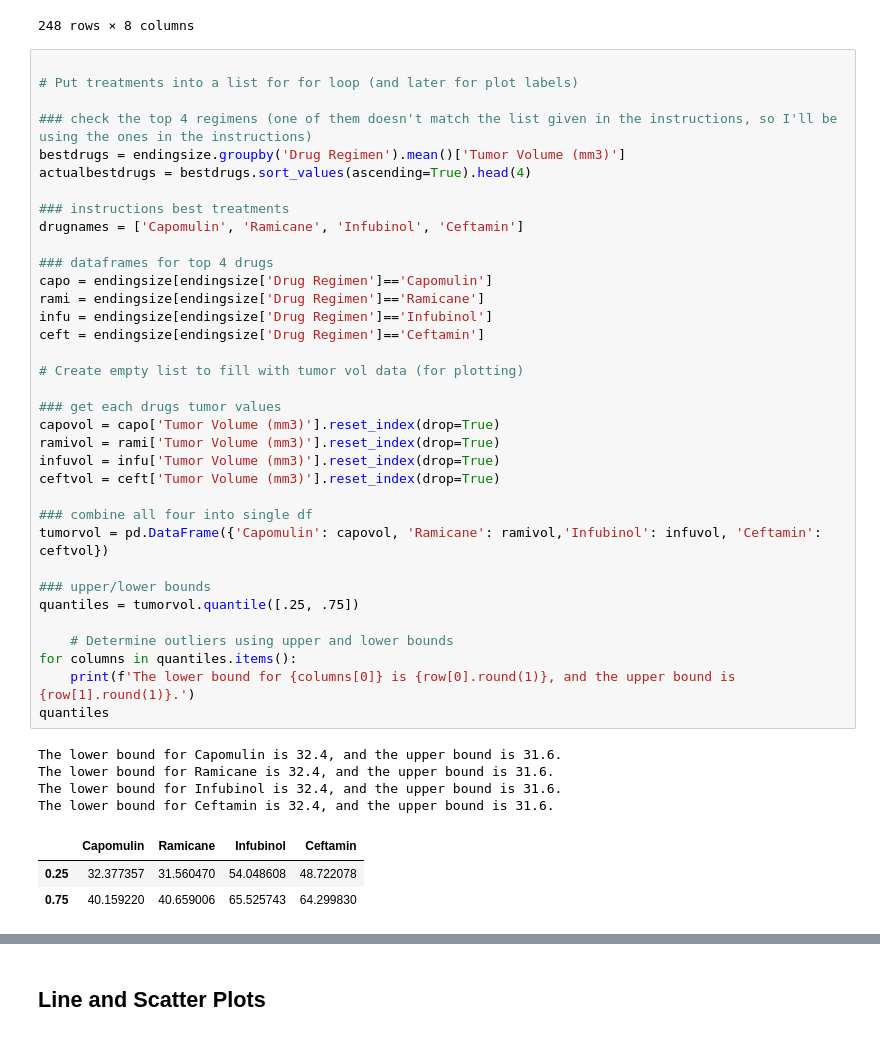
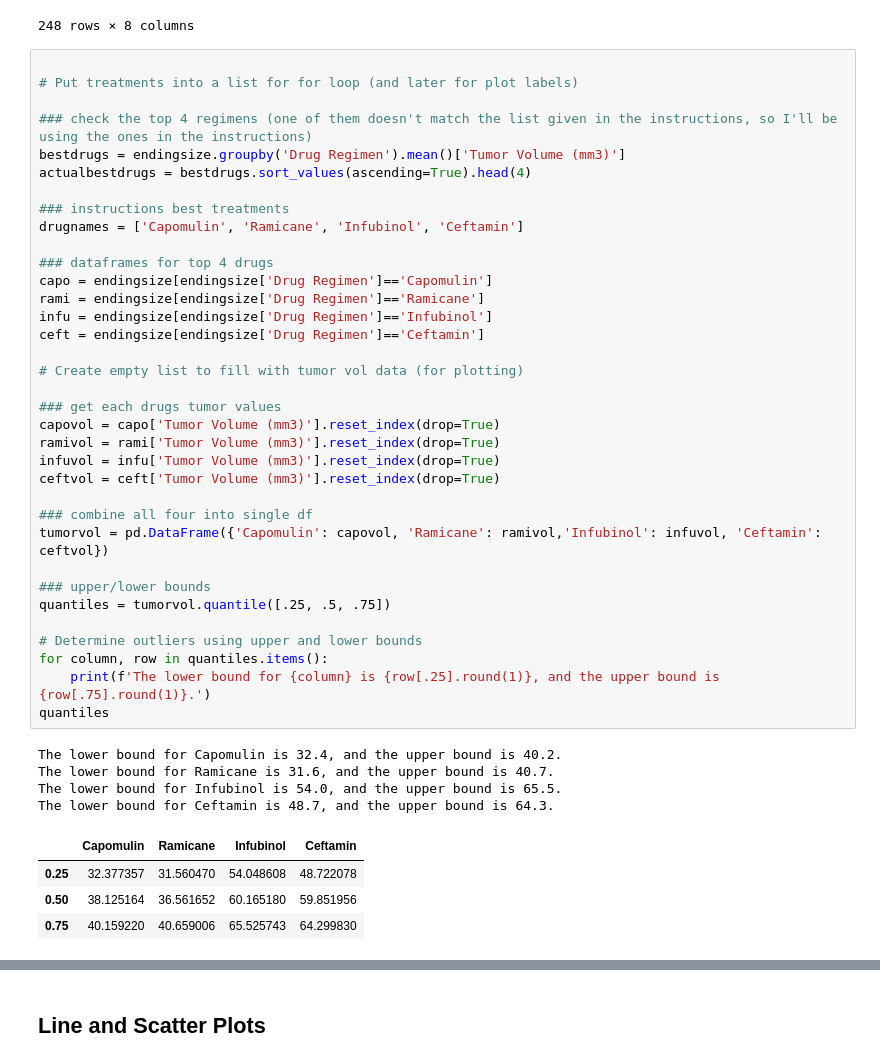
Before and after one commit to Ashlander0/MatPlotLib-Challenge, a Jupyter notebook: pymaceuticals_starter.ipynb, the cells around one changed output, grey strips where cells are left out. Drawn from its saved outputs; the diff is of its cells as text.

```diff
--- a/pymaceuticals_starter.ipynb
+++ b/pymaceuticals_starter.ipynb
@@ -185,41 +195,42 @@ endingsize
 ### check the top 4 regimens (one of them doesn't match the list given in the instructions, so I'll be using the ones in the instructions)
 bestdrugs = endingsize.groupby('Drug Regimen').mean()['Tumor Volume (mm3)']
 actualbestdrugs = bestdrugs.sort_values(ascending=True).head(4)
 
 ### instructions best treatments
 drugnames = ['Capomulin', 'Ramicane', 'Infubinol', 'Ceftamin']
 
 ### dataframes for top 4 drugs
 capo = endingsize[endingsize['Drug Regimen']=='Capomulin']
 rami = endingsize[endingsize['Drug Regimen']=='Ramicane']
 infu = endingsize[endingsize['Drug Regimen']=='Infubinol']
 ceft = endingsize[endingsize['Drug Regimen']=='Ceftamin']
 
 # Create empty list to fill with tumor vol data (for plotting)
 
 ### get each drugs tumor values
 capovol = capo['Tumor Volume (mm3)'].reset_index(drop=True)
 ramivol = rami['Tumor Volume (mm3)'].reset_index(drop=True)
 infuvol = infu['Tumor Volume (mm3)'].reset_index(drop=True)
 ceftvol = ceft['Tumor Volume (mm3)'].reset_index(drop=True)
 
 ### combine all four into single df
 tumorvol = pd.DataFrame({'Capomulin': capovol, 'Ramicane': ramivol,'Infubinol': infuvol, 'Ceftamin': ceftvol})
 
 ### upper/lower bounds
-quantiles = tumorvol.quantile([.25, .75])
+quantiles = tumorvol.quantile([.25, .5, .75])
 
-    # Determine outliers using upper and lower bounds
-for columns in quantiles.items():
-    print(f'The lower bound for {columns[0]} is {row[0].round(1)}, and the upper bound is {row[1].round(1)}.')
+# Determine outliers using upper and lower bounds
+for column, row in quantiles.items():
+    print(f'The lower bound for {column} is {row[.25].round(1)}, and the upper bound is {row[.75].round(1)}.')
 quantiles
 # %% [output]
-The lower bound for Capomulin is 32.4, and the upper bound is 31.6.
-The lower bound for Ramicane is 32.4, and the upper bound is 31.6.
-The lower bound for Infubinol is 32.4, and the upper bound is 31.6.
-The lower bound for Ceftamin is 32.4, and the upper bound is 31.6.
+The lower bound for Capomulin is 32.4, and the upper bound is 40.2.
+The lower bound for Ramicane is 31.6, and the upper bound is 40.7.
+The lower bound for Infubinol is 54.0, and the upper bound is 65.5.
+The lower bound for Ceftamin is 48.7, and the upper bound is 64.3.
 |  | Capomulin | Ramicane | Infubinol | Ceftamin |
 | 0.25 | 32.377357 | 31.560470 | 54.048608 | 48.722078 |
+| 0.50 | 38.125164 | 36.561652 | 60.165180 | 59.851956 |
 | 0.75 | 40.159220 | 40.659006 | 65.525743 | 64.299830 |
 # %%
 # Generate a box plot of the final tumor volume of each mouse across four regimens of interest
```
Also changed, not shown: parts of 12 cells of this notebook, 1 other file.
